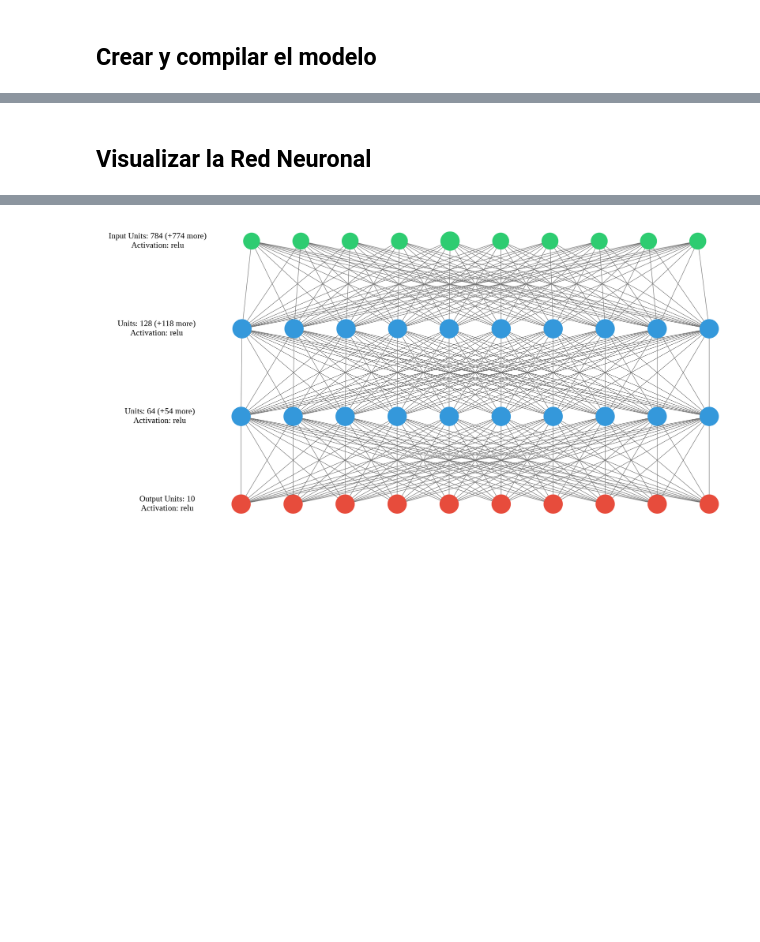
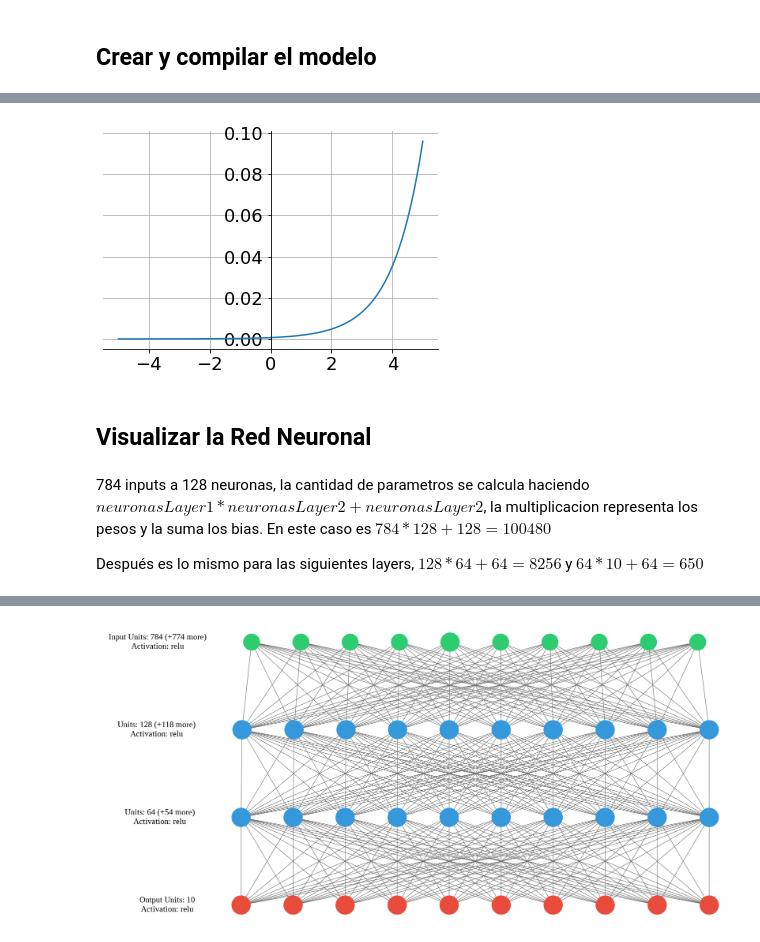
Before and after one commit to MatiasBlanco0/MNIST-Neural-Network, a Jupyter notebook: MNIST_Red_Neuronal.ipynb, the cells around one changed output, grey strips where cells are left out. Drawn from its saved outputs; the diff is of its cells as text; code cells hidden in the pictures; blank space fills up the shorter version.

```diff
--- a/MNIST_Red_Neuronal.ipynb
+++ b/MNIST_Red_Neuronal.ipynb
@@ -89,5 +131,28 @@ model.compile(
+# %%
+x = np.linspace(-5, 5, 100)
+y = tf.nn.softmax(x)
+
+figure = plt.figure()
+axis = figure.add_subplot(1, 1, 1)
+
+axis.spines['left'].set_position('center')
+
+axis.spines['right'].set_color('none')
+axis.spines['top'].set_color('none')
+
+plt.plot(x, y)
+plt.locator_params(axis='y')
+plt.yticks(fontsize=18)
+plt.xticks(fontsize=18)
+plt.grid()
+# %% [output]
+[figure, added]
 # %% [markdown]
 ## Visualizar la Red Neuronal
+# %% [markdown]
+784 inputs a 128 neuronas, la cantidad de parametros se calcula haciendo $neuronasLayer1 * neuronasLayer2 + neuronasLayer2$, la multiplicacion representa los pesos y la suma los bias. En este caso es $784 * 128 + 128 = 100480$
+
+Después es lo mismo para las siguientes layers, $128 * 64 + 64 = 8256$ y $64 * 10 + 64 = 650$
 # %%
 model.summary()
 # %% [output]
```
Also changed, not shown: parts of 20 cells of this notebook.
